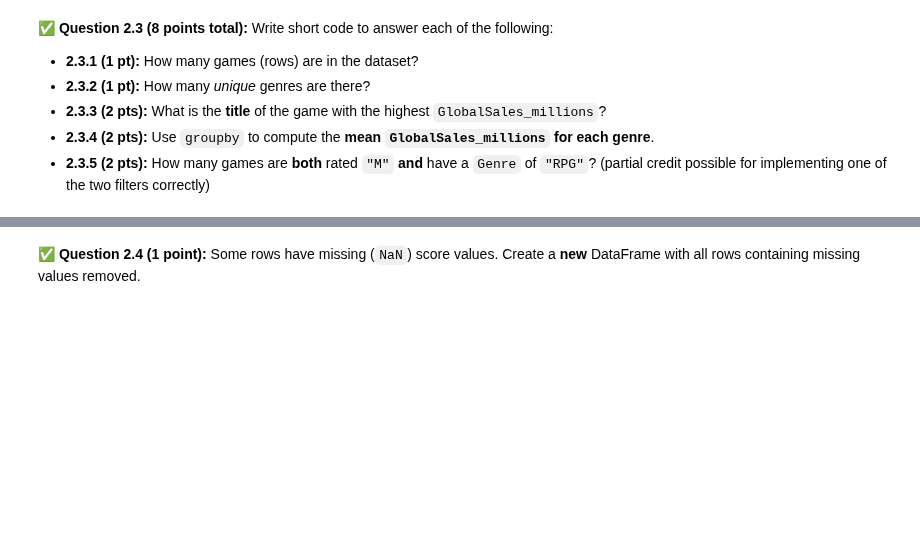
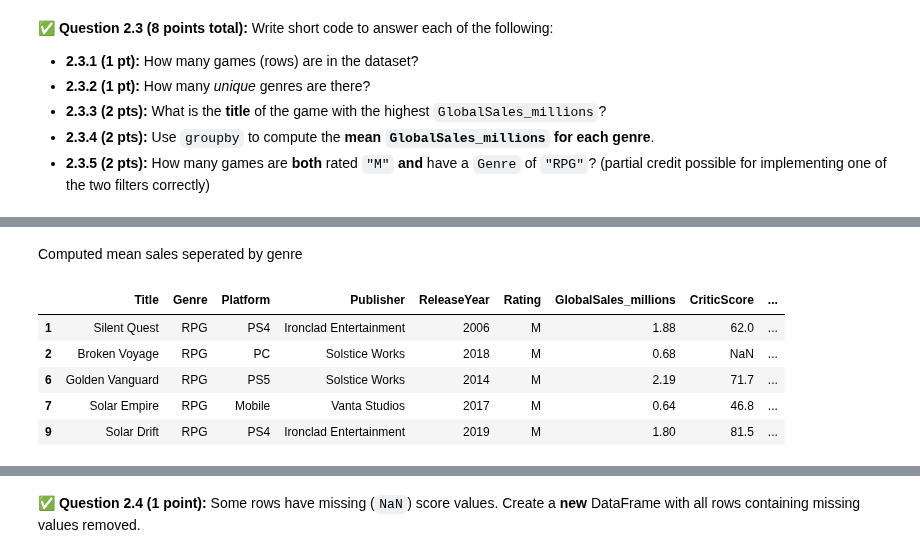
Before and after one commit to beayldz/CMSE202-f26-turnin, a Jupyter notebook: midterm/CMSE202-Midterm-Section004-Ayyildiz.ipynb, the cells around one changed output, grey strips where cells are left out. Drawn from its saved outputs; the diff is of its cells as text; code cells hidden in the pictures; blank space fills up the shorter version.

```diff
--- a/midterm/CMSE202-Midterm-Section004-Ayyildiz.ipynb
+++ b/midterm/CMSE202-Midterm-Section004-Ayyildiz.ipynb
@@ -134,3 +205,22 @@ from the URL provided by your instructor. Put the command you used in the cell b
+# %% [markdown]
+Computed mean sales seperated by genre
+# %%
+# 2.3.5 we have to create mask
+
+rpg_mask = games_df["Genre"] == "RPG"
+rating_mask = games_df["Rating"] == "M"
+
+df1 = games_df[rpg_mask]
+df2 = df1[rating_mask]
+
+df2.head() # <- df2 is the dataframe with both masks applied
+# %% [output]
+|  | Title | Genre | Platform | Publisher | ReleaseYear | Rating | GlobalSales_millions | CriticScore | ... |
+| 1 | Silent Quest | RPG | PS4 | Ironclad Entertainment | 2006 | M | 1.88 | 62.0 | ... |
+| 2 | Broken Voyage | RPG | PC | Solstice Works | 2018 | M | 0.68 | NaN | ... |
+| 6 | Golden Vanguard | RPG | PS5 | Solstice Works | 2014 | M | 2.19 | 71.7 | ... |
+| 7 | Solar Empire | RPG | Mobile | Vanta Studios | 2017 | M | 0.64 | 46.8 | ... |
+| 9 | Solar Drift | RPG | PS4 | Ironclad Entertainment | 2019 | M | 1.80 | 81.5 | ... |
 # %% [markdown]
 <!-- END QUESTION -->
 <!-- DO NOT MODIFY OR DELETE THIS CELL -->
```
Also changed, not shown: parts of 18 cells of this notebook, 1 other file.
